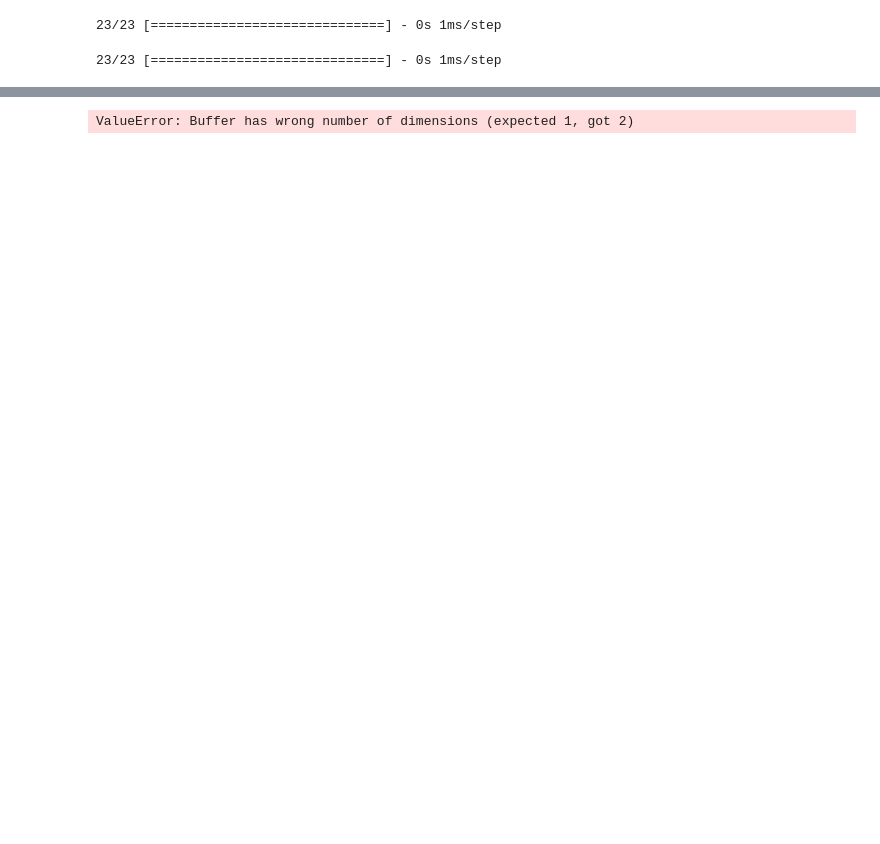
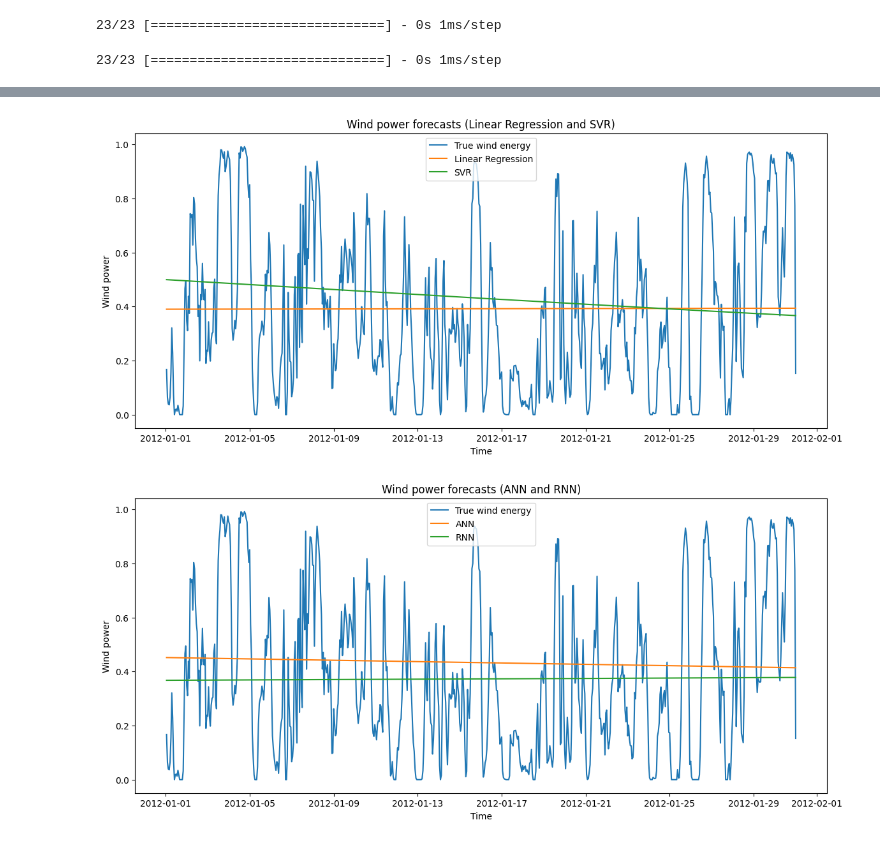
Before and after one commit to Nomissimon10/IN5410, a Jupyter notebook: oblig2/Task3/task3.ipynb, the cells around one changed output, grey strips where cells are left out. Drawn from its saved outputs; the diff is of its cells as text; code cells hidden in the pictures; blank space fills up the shorter version.

```diff
--- a/oblig2/Task3/task3.ipynb
+++ b/oblig2/Task3/task3.ipynb
@@ -135,30 +136,31 @@ forecast_template.to_csv(f'{working_dir}/results/ForecastTemplate3-RNN.csv', ind
 # %%
 ## Plot time-series
 
 # Convert the TIMESTAMP back to datetime for plotting
-X_true_datetime = pd.to_datetime((X_true * (24 * 60 * 60)).astype(int), unit="s", origin=min_timestamp)
+X_true_datetime = pd.to_datetime(((X_true * (24 * 60 * 60)).astype(int)).flatten(), unit="s", origin=min_timestamp)
 
 # Plot the time-series figure for Linear Regression and SVR
 plt.figure(figsize=(14, 6))
 plt.plot(X_true_datetime, Y_true, label="True wind energy")
 plt.plot(X_true_datetime, y_pred_lr, label="Linear Regression")
 plt.plot(X_true_datetime, y_pred_svr, label="SVR")
 plt.xlabel("Time")
 plt.ylabel("Wind power")
 plt.title("Wind power forecasts (Linear Regression and SVR)")
 plt.legend()
 plt.show()
 
 # Plot the time-series figure for ANN and RNN
 # Please replace y_pred_ann and y_pred_rnn with the predictions from the ANN and RNN models
 plt.figure(figsize=(14, 6))
 plt.plot(X_true_datetime, Y_true, label="True wind energy")
 plt.plot(X_true_datetime, y_pred_ann, label="ANN")
 plt.plot(X_true_datetime, y_pred_rnn, label="RNN")
 plt.xlabel("Time")
 plt.ylabel("Wind power")
 plt.title("Wind power forecasts (ANN and RNN)")
 plt.legend()
 plt.show()
 # %% [output]
-ValueError: Buffer has wrong number of dimensions (expected 1, got 2)
+[figure, added]
+[figure, added]
```
Also changed, not shown: parts of 2 cells of this notebook, 5 other files.
